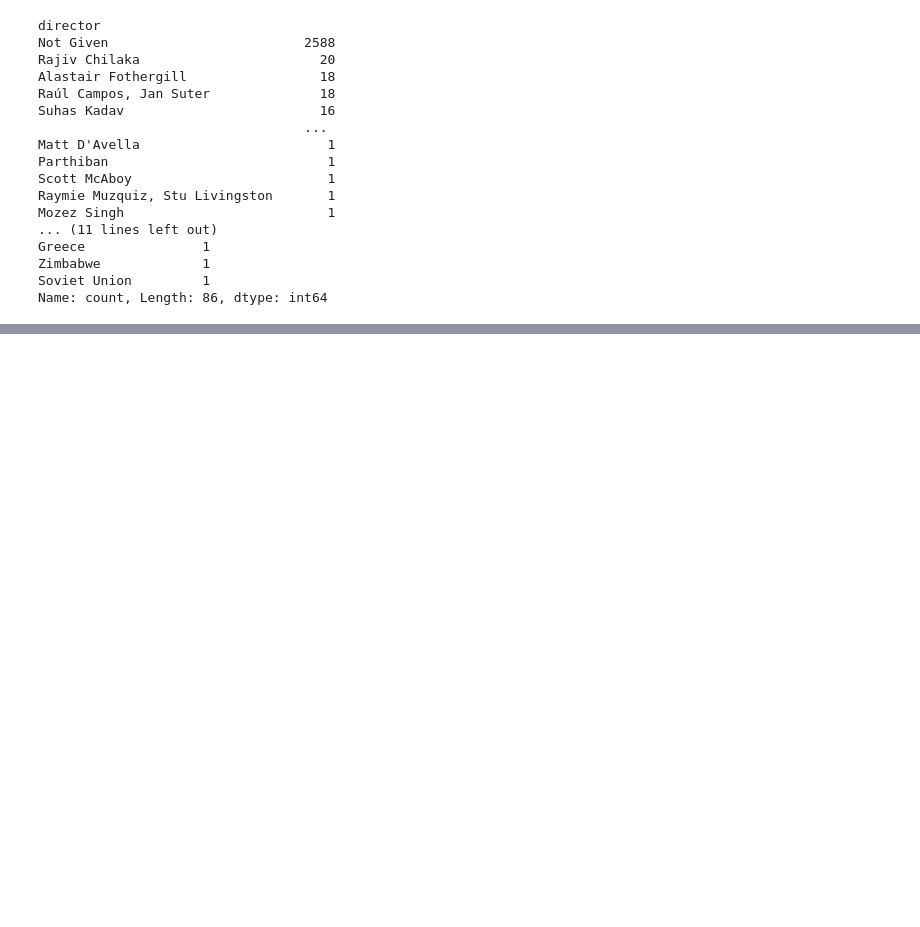
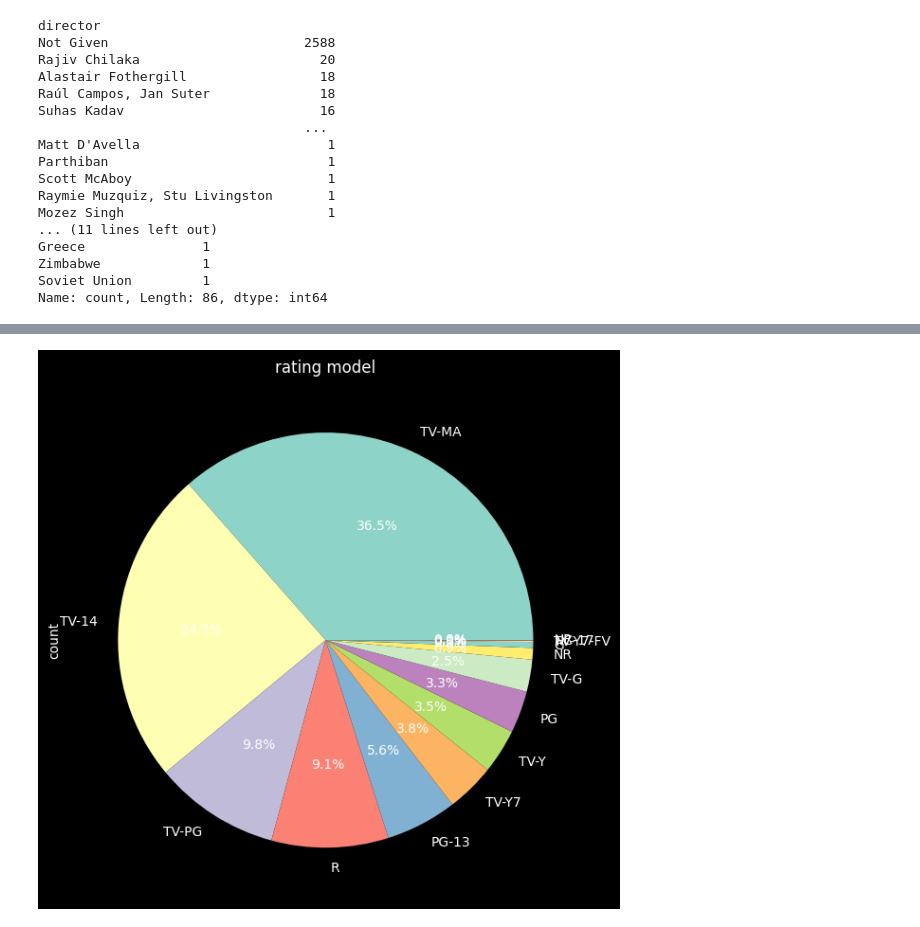
Before and after one commit to Bison619/Netflix_data_analysis, a Jupyter notebook: clean_and_analysis.ipynb, the cells around one changed output, grey strips where cells are left out. Saved outputs shown, nothing was run; the diff lists cells and outputs as text; code cells hidden in the pictures; blank space fills up the shorter version.

```diff
--- a/clean_and_analysis.ipynb
+++ b/clean_and_analysis.ipynb
@@ -113,0 +136,8 @@ plt.show()
+# %%
+plt.figure(figsize=(10,6))
+df['rating'].value_counts().plot.pie(autopct = '%1.1f%%')
+plt.title('rating model')
+plt.tight_layout()
+plt.show()
+# %% [output]
+[figure, added]
```
Also changed, not shown: parts of 4 cells of this notebook.
